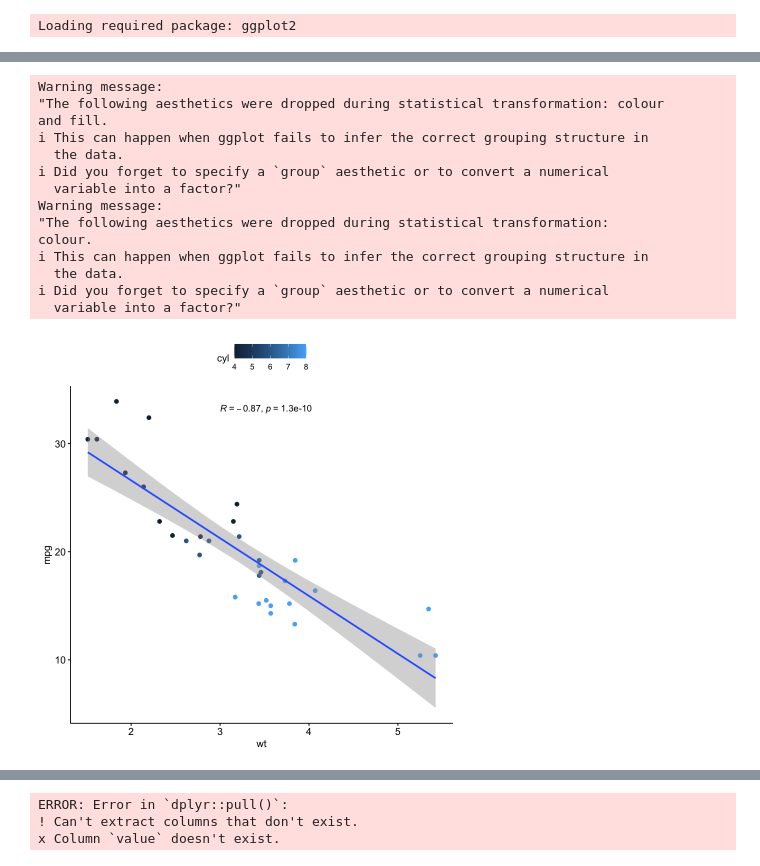
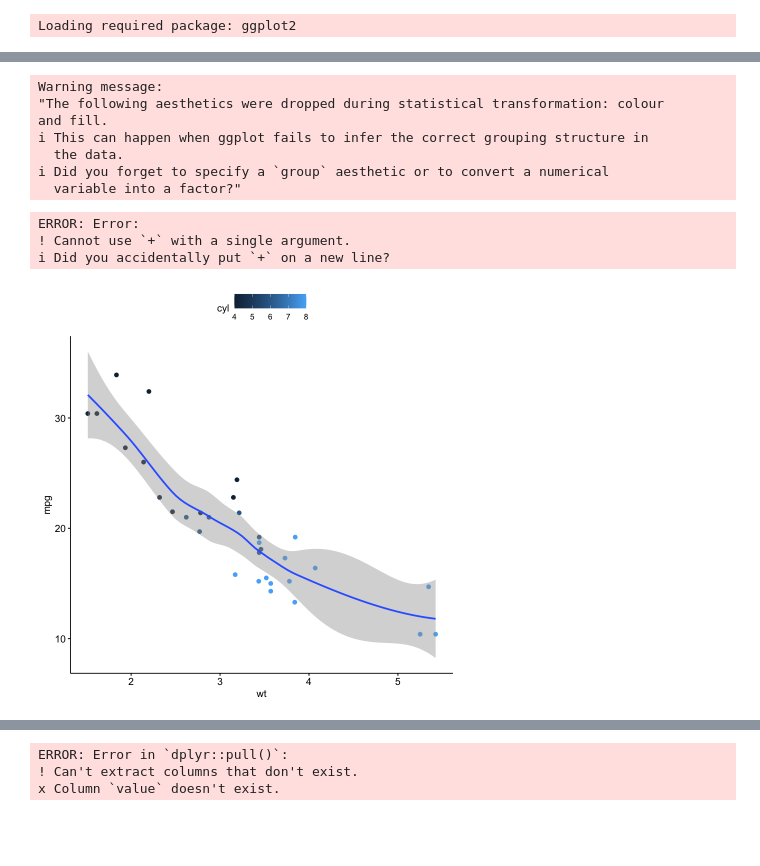
Before and after one commit to JNU-Tangyin/RRO, a Jupyter notebook: figures/ggpubr.ipynb, the cells around one changed output, grey strips where cells are left out. Cells and saved outputs as stored; diff of their text form; code cells hidden in the pictures; blank space fills up the shorter version.

```diff
--- a/figures/ggpubr.ipynb
+++ b/figures/ggpubr.ipynb
@@ -230,22 +226,21 @@ i Results may be unexpected or may change in future versions of ggplot2."
 # %%
-ggscatter(mtcars, x = "wt", y = "mpg", color = "cyl", add = "reg.line", conf.int = TRUE)+
+ggscatter(mtcars, x = "wt", y = "mpg",
+    color = "cyl", add = "loess", conf.int = TRUE,
+    pallete= "jco") #c("#00AFBB", "#E7B800", "#FC4E07"))#,
++
 stat_cor(aes(color = cyl), label.x = 3)
 # %% [output]
 Warning message:
 "The following aesthetics were dropped during statistical transformation: colour
 and fill.
 i This can happen when ggplot fails to infer the correct grouping structure in
   the data.
 i Did you forget to specify a `group` aesthetic or to convert a numerical
   variable into a factor?"
-Warning message:
-"The following aesthetics were dropped during statistical transformation:
-colour.
-i This can happen when ggplot fails to infer the correct grouping structure in
-  the data.
-i Did you forget to specify a `group` aesthetic or to convert a numerical
-  variable into a factor?"
+ERROR: Error:
+! Cannot use `+` with a single argument.
+i Did you accidentally put `+` on a new line?
-[figure, old version]
+[figure, new version]
 # %%
 ggscatterhist(
   iris, x = "Sepal.Length", y = "Sepal.Width",
```
Also changed, not shown: parts of 25 cells of this notebook, 6 other files.
